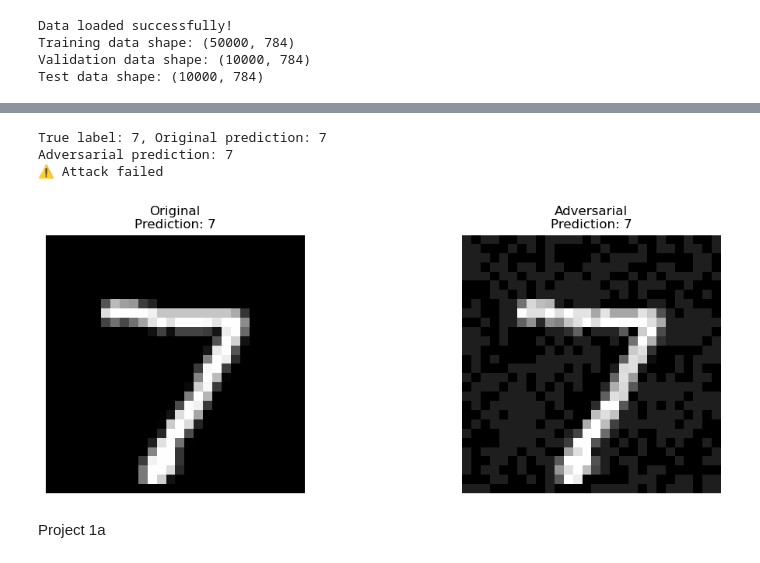
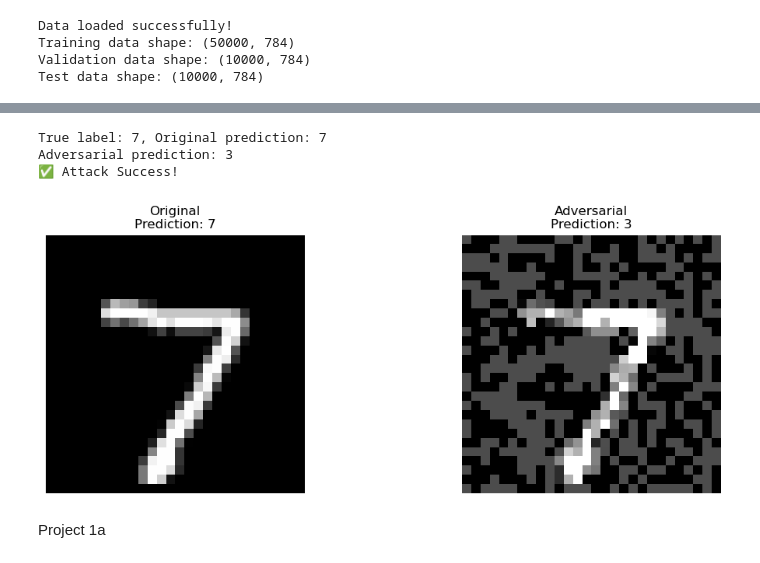
Before and after one commit to BG2EBZ/Advanced-Algorithms-with-Python-Group-7, a Jupyter notebook: project1.ipynb, the cells around one changed output, grey strips where cells are left out. Saved outputs shown, nothing was run; the diff lists cells and outputs as text; code cells hidden in the pictures.

```diff
--- a/project1.ipynb
+++ b/project1.ipynb
@@ -529,37 +529,37 @@ else:
     trained_network = globals()['trained_network']
 
 X_sample, y_sample = test_X[0:1], test_y[0:1]
 true_label = np.argmax(y_sample)
 pred_orig = np.argmax(trained_network.forward(X_sample))
 print(f"True label: {true_label}, Original prediction: {pred_orig}")
 
 # Generate adversarial sample
-epsilon = 0.12
+epsilon = 0.3
 X_adv = fgsm_attack(trained_network, X_sample, y_sample, epsilon=epsilon)
 pred_adv = np.argmax(trained_network.forward(X_adv))
 print(f"Adversarial prediction: {pred_adv}")
 print("✅ Attack Success!" if pred_adv != pred_orig else "⚠️ Attack failed")
 
 # Visualize
 plt.figure(figsize=(12,4))
 
 plt.subplot(1,2,1)
 plt.imshow(X_sample.reshape(28,28), cmap='gray')
 plt.title(f'Original\nPrediction: {pred_orig}')
 plt.axis('off')
 
 plt.subplot(1,2,2)
 plt.imshow(X_adv.reshape(28,28), cmap='gray')
 plt.title(f'Adversarial\nPrediction: {pred_adv}')
 plt.axis('off')
 
 plt.tight_layout()
 plt.show()
 # %% [output]
 True label: 7, Original prediction: 7
-Adversarial prediction: 7
-⚠️ Attack failed
+Adversarial prediction: 3
+✅ Attack Success!
-[figure, old version]
+[figure, new version]
 # %% [markdown]
 Project 1a
 # %%
```
Also changed, not shown: parts of 5 cells of this notebook.
